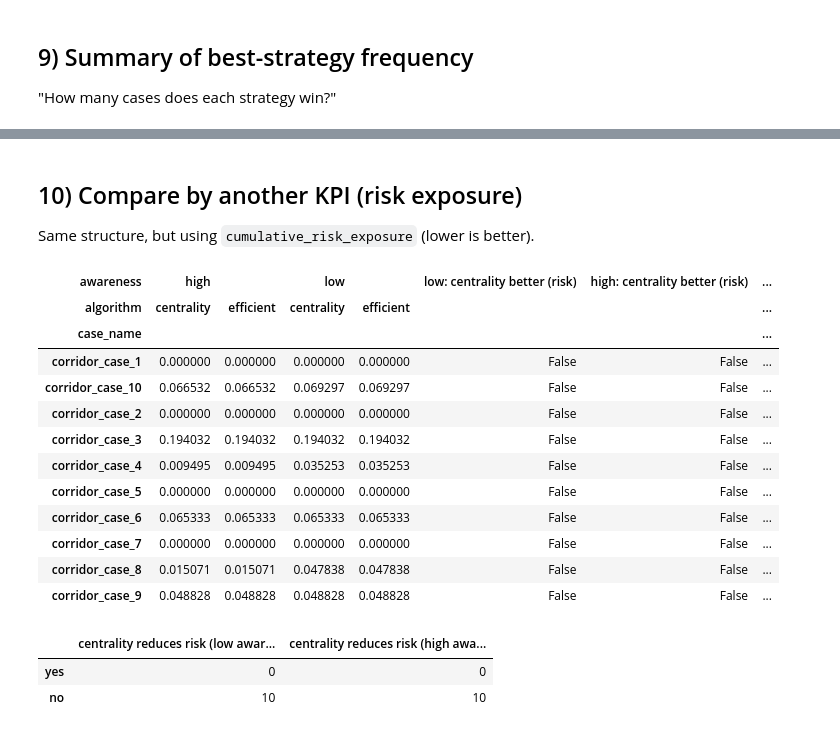
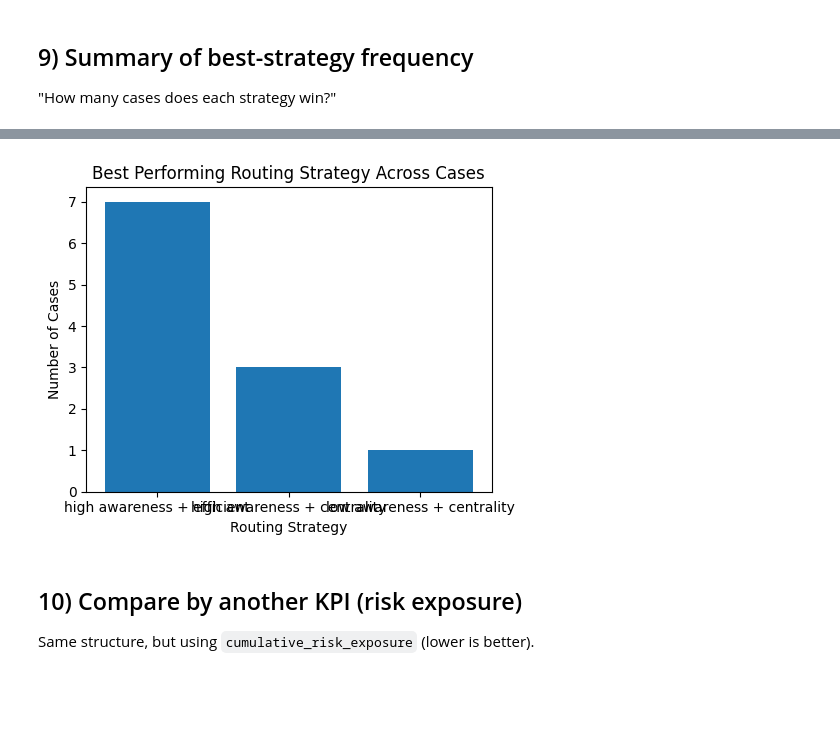
Before and after one commit to AlvaroS3rrano/Evacuation_Simulation, a Jupyter notebook: Notebooks/centrality_vs_efficient_analysis.ipynb, the cells around one changed output, grey strips where cells are left out. Saved outputs shown, nothing was run; the diff lists cells and outputs as text; code cells hidden in the pictures; blank space fills up the shorter version.

Commit message:
Update strategy comparison notebook with extended KPIs

```diff
--- a/Notebooks/centrality_vs_efficient_analysis.ipynb
+++ b/Notebooks/centrality_vs_efficient_analysis.ipynb
@@ -21,3 +23,21 @@ import pandas as pd
 
 # Optional (pretty display in notebooks)
 from IPython.display import display
+# %%
+def plot_value_counts(series, title, xlabel, ylabel, outname=None, figsize=(5, 4)):
+    """
+    Plots a bar chart of value counts of a pandas Series.
+    """
+    counts = series.value_counts()
+
+    plt.figure(figsize=figsize)
+    plt.bar(counts.index.astype(str), counts.values)
+    plt.xlabel(xlabel)
+    plt.ylabel(ylabel)
+    plt.title(title)
+    plt.tight_layout()
+
+    if outname:
+        plt.savefig(f"../results/images/{outname}.pdf", dpi=300)
+        plt.savefig(f"../results/images/{outname}.png", dpi=300)
+    plt.show()
@@ -276,54 +431,13 @@ display(best_strategy_counts)
+# %%
+plot_value_counts(
+    best_strategy,
+    title="Best Performing Routing Strategy Across Cases",
+    xlabel="Routing Strategy",
+    ylabel="Number of Cases",
+    outname="best_strategy_frequency"
+)
+# %% [output]
+[figure, added]
 # %% [markdown]
 ## 10) Compare by another KPI (risk exposure)
 Same structure, but using `cumulative_risk_exposure` (lower is better).
-# %%
-pivot_risk = df.pivot_table(
-    index="case_name",
-    columns=["awareness", "algorithm"],
-    values="cumulative_risk_exposure",
-    aggfunc="mean"
-)
-
-# Centrality better if it reduces risk exposure
-pivot_risk["low: centrality better (risk)"] = pivot_risk[("low", "centrality")] < pivot_risk[("low", "efficient")]
-pivot_risk["high: centrality better (risk)"] = pivot_risk[("high", "centrality")] < pivot_risk[("high", "efficient")]
-
-# Delta risk
-pivot_risk["low: Δrisk(efficient - centrality)"] = pivot_risk[("low", "efficient")] - pivot_risk[("low", "centrality")]
-pivot_risk["high: Δrisk(efficient - centrality)"] = pivot_risk[("high", "efficient")] - pivot_risk[("high", "centrality")]
-
-display(pivot_risk)
-# %% [output]
-| awareness | high |  | low |  | low: centrality better (risk) | high: centrality better (risk) | ... |
-| algorithm | centrality | efficient | centrality | efficient |  |  | ... |
-| case_name |  |  |  |  |  |  | ... |
-| corridor_case_1 | 0.000000 | 0.000000 | 0.000000 | 0.000000 | False | False | ... |
-| corridor_case_10 | 0.066532 | 0.066532 | 0.069297 | 0.069297 | False | False | ... |
-| corridor_case_2 | 0.000000 | 0.000000 | 0.000000 | 0.000000 | False | False | ... |
-| corridor_case_3 | 0.194032 | 0.194032 | 0.194032 | 0.194032 | False | False | ... |
-| corridor_case_4 | 0.009495 | 0.009495 | 0.035253 | 0.035253 | False | False | ... |
-| corridor_case_5 | 0.000000 | 0.000000 | 0.000000 | 0.000000 | False | False | ... |
-| corridor_case_6 | 0.065333 | 0.065333 | 0.065333 | 0.065333 | False | False | ... |
-| corridor_case_7 | 0.000000 | 0.000000 | 0.000000 | 0.000000 | False | False | ... |
-| corridor_case_8 | 0.015071 | 0.015071 | 0.047838 | 0.047838 | False | False | ... |
-| corridor_case_9 | 0.048828 | 0.048828 | 0.048828 | 0.048828 | False | False | ... |
-# %%
-trend_risk_summary = pd.DataFrame(
-    {
-        "centrality reduces risk (low awareness)": [
-            int(pivot_risk["low: centrality better (risk)"].sum()),
-            int((~pivot_risk["low: centrality better (risk)"]).sum()),
-        ],
-        "centrality reduces risk (high awareness)": [
-            int(pivot_risk["high: centrality better (risk)"].sum()),
-            int((~pivot_risk["high: centrality better (risk)"]).sum()),
-        ],
-    },
-    index=["yes", "no"],
-)
-
-display(trend_risk_summary)
-# %% [output]
-|  | centrality reduces risk (low awar... | centrality reduces risk (high awa... |
-| yes | 0 | 0 |
-| no | 10 | 10 |
```
Also changed, not shown: parts of 17 cells of this notebook, 4 other files.
